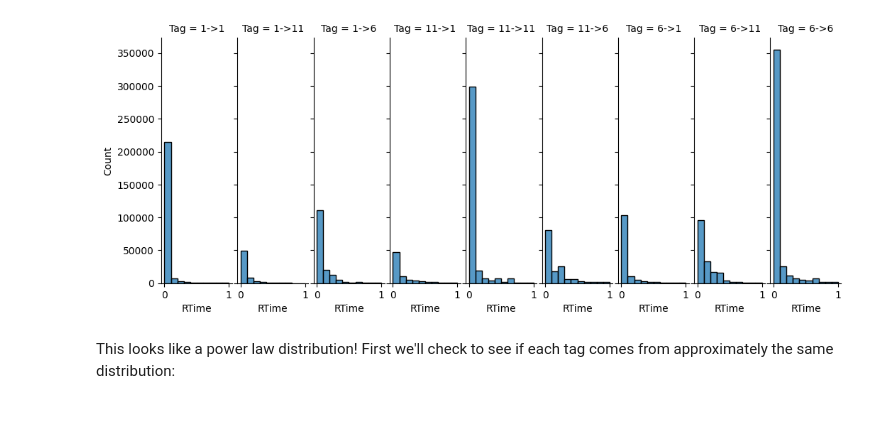
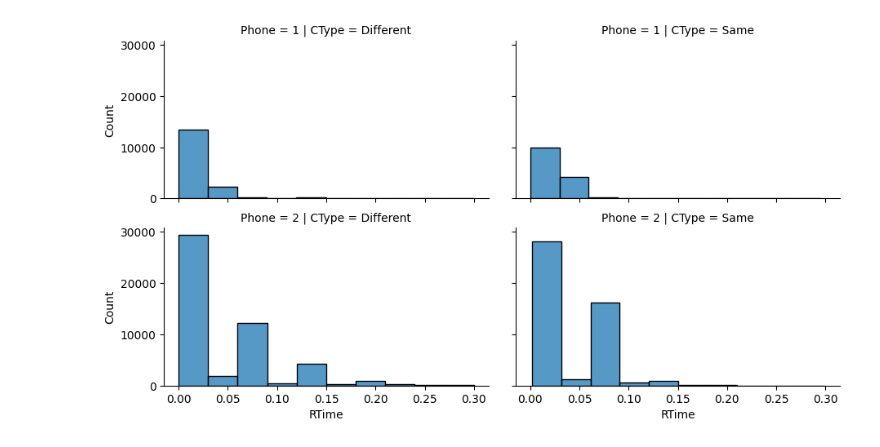
Before and after one commit to jdeinum/SDR, a Jupyter notebook: analysis/sdr_v3.ipynb, the cells around one changed output. Drawn from its saved outputs; the diff is of its cells as text; code cells hidden in the pictures; blank space fills up the shorter version.

```diff
--- a/analysis/sdr_v3.ipynb
+++ b/analysis/sdr_v3.ipynb
@@ -30,3 +39,5 @@ end = time.time()
 # %%
-print("Total Time: ", end - start)
+# get the data
+df1 = get_data("../data/text/sample21.txt")
+df2 = get_data("../data/text/sample22.txt")
 # %% [output]
@@ -66,0 +88,12 @@ We can see that the variances are extremely high relative to the means once agai
+# %%
+df1 = df1[df1.Source == "e8:50:8b:43:b1:20"].iloc[0:100000]
+df2 = df2[df2.Source == "a8:86:60:da:7d:7b"].iloc[0:100000]
+
+df1["Phone"] = 1
+df2["Phone"] = 2
+
+df1["Time"] = df1["ATime"] - df1["ATime"].iloc[0]
+df2["Time"] = df2["ATime"] - df2["ATime"].iloc[0]
+
+df = pd.concat([df1, df2])
+display(df)
@@ -67,10 +138,8 @@ We can see that the variances are extremely high relative to the means once agai
 # %%
-short = df.loc[df["RTime"] < 1, ["Tag", "RTime"]].sort_values(by="Tag")
-g = sns.FacetGrid(short, col="Tag", sharey=True, sharex=True)
+short = df.loc[df["RTime"] < 0.3, ["RTime", "CType", "Phone"]]
+g = sns.FacetGrid(short, col="CType", sharey=True, sharex=True, row="Phone")
 g.map(sns.histplot, "RTime", bins=10)
 g.figure.set_size_inches(10, 5)
 plt.show()
 # %% [output]
-[figure, old version]
+[figure, new version]
-# %% [markdown]
-This looks like a power law distribution! First we'll check to see if each tag comes from approximately the same distribution:
```
Also changed, not shown: parts of 20 cells of this notebook.
